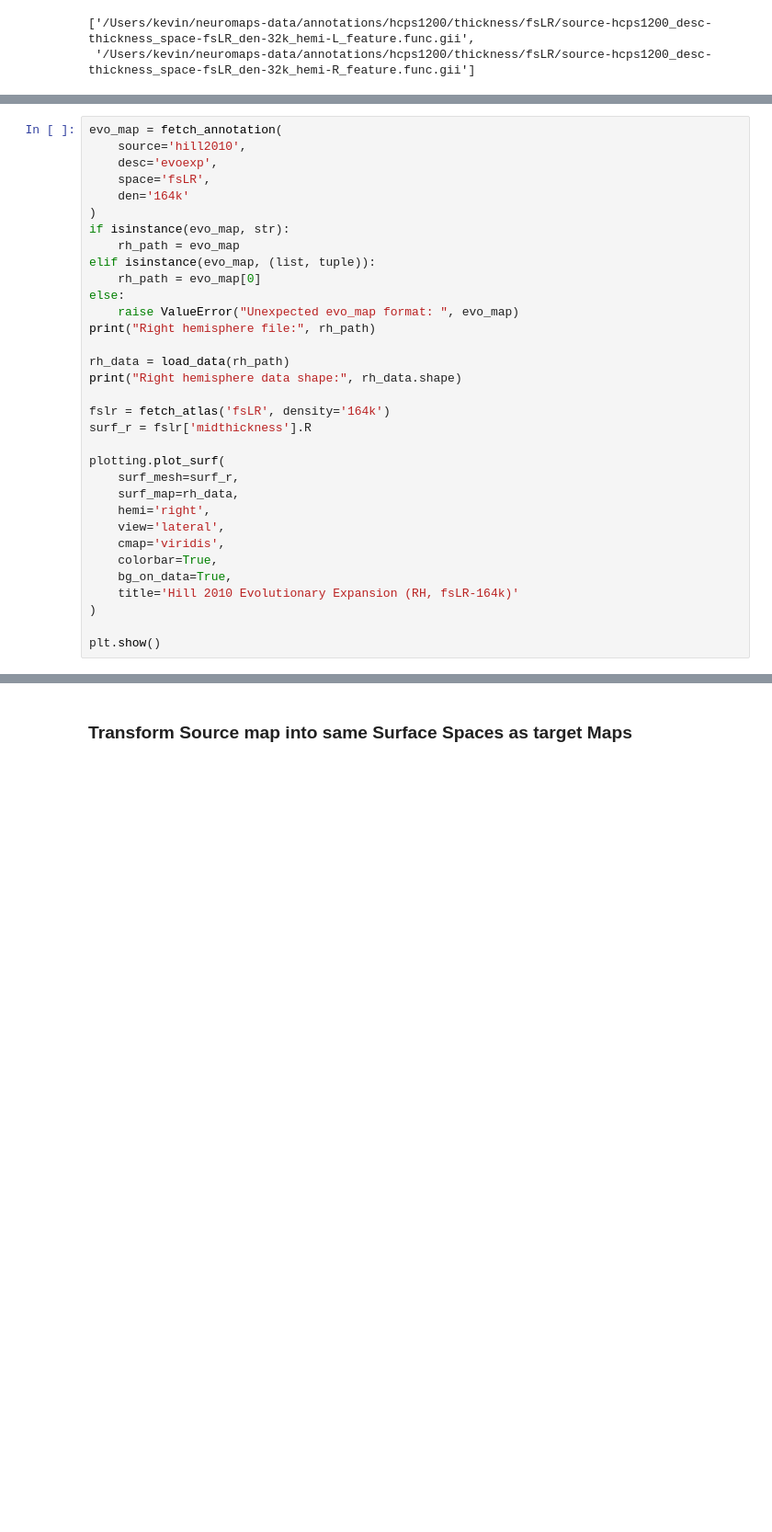
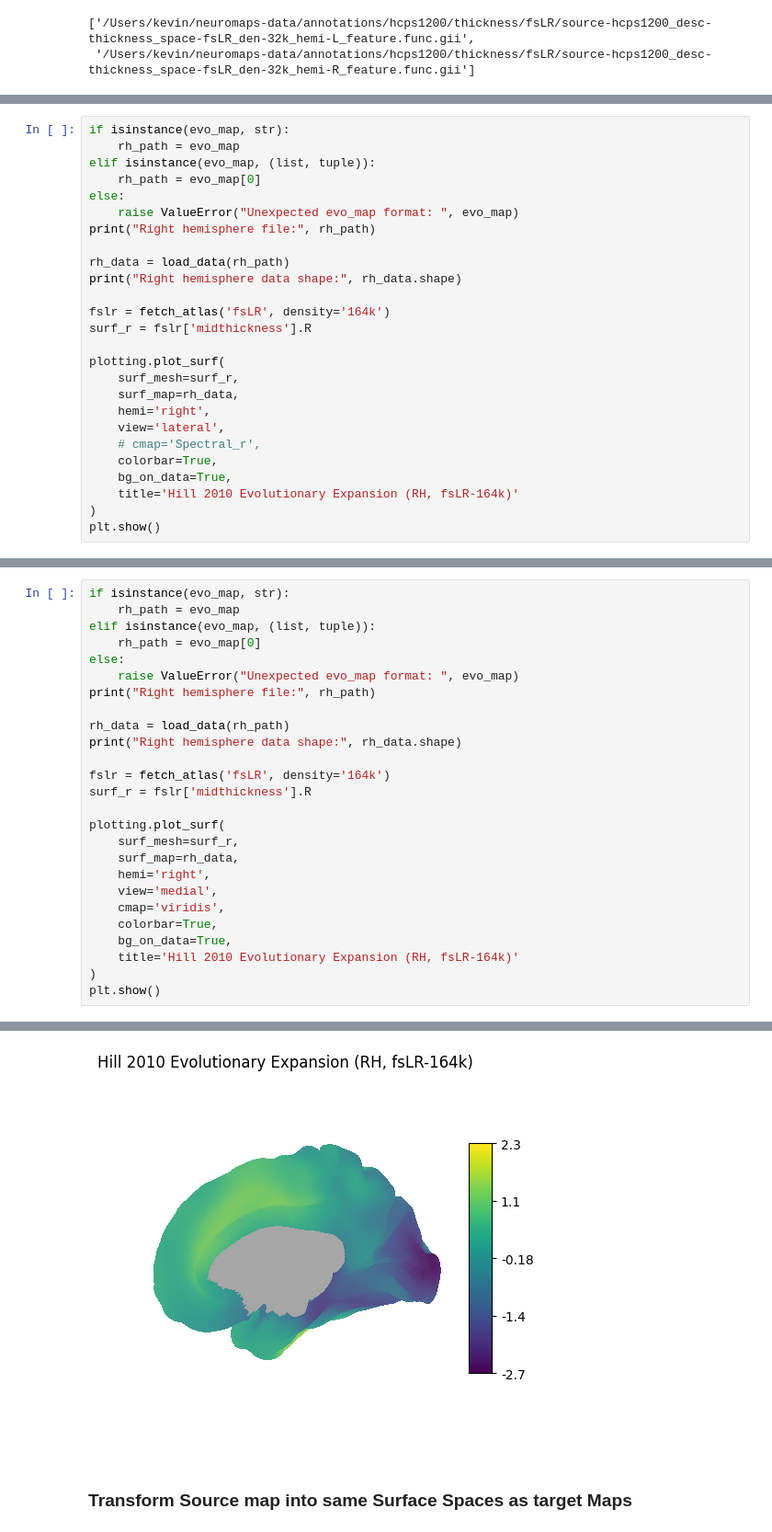
Before and after one commit to kesouder/dsc-neuroImages, a Jupyter notebook: project_starter.ipynb, the cells around one changed output, grey strips where cells are left out. Shown at 92% size. Drawn from its saved outputs; the diff is of its cells as text; blank space fills up the shorter version.

```diff
--- a/project_starter.ipynb
+++ b/project_starter.ipynb
@@ -204,12 +232,6 @@ intersub_func_var
 ['/Users/kevin/neuromaps-data/annotations/mueller2013/intersubjvar/fsLR/source-mueller2013_desc-intersubjvar_space-fsLR_den-164k_hemi-L_feature.func.gii',
  '/Users/kevin/neuromaps-data/annotations/mueller2013/intersubjvar/fsLR/source-mueller2013_desc-intersubjvar_space-fsLR_den-164k_hemi-R_feature.func.gii']
 # %%
-evo_map = fetch_annotation(
-    source='hill2010',
-    desc='evoexp',
-    space='fsLR',
-    den='164k'
-)
 if isinstance(evo_map, str):
     rh_path = evo_map
 elif isinstance(evo_map, (list, tuple)):
@@ -229,11 +251,10 @@ plotting.plot_surf(
     surf_map=rh_data,
     hemi='right',
     view='lateral',
-    cmap='viridis',
+    # cmap='Spectral_r',
     colorbar=True,
     bg_on_data=True,
     title='Hill 2010 Evolutionary Expansion (RH, fsLR-164k)'
 )
-
 plt.show()
 # %% [output]
@@ -247,3 +261,30 @@ plt.show()
 Right hemisphere file: /Users/kevin/neuromaps-data/annotations/hill2010/evoexp/fsLR/source-hill2010_desc-evoexp_space-fsLR_den-164k_hemi-R_feature.func.gii
 Right hemisphere data shape: (163842,)
 [figure]
+# %%
+if isinstance(evo_map, str):
+    rh_path = evo_map
+elif isinstance(evo_map, (list, tuple)):
+    rh_path = evo_map[0]
+else:
+    raise ValueError("Unexpected evo_map format: ", evo_map)
+print("Right hemisphere file:", rh_path)
+
+rh_data = load_data(rh_path)
+print("Right hemisphere data shape:", rh_data.shape)
+
+fslr = fetch_atlas('fsLR', density='164k')
+surf_r = fslr['midthickness'].R
+
+plotting.plot_surf(
+    surf_mesh=surf_r,
+    surf_map=rh_data,
+    hemi='right',
+    view='medial',
+    cmap='viridis',
+    colorbar=True,
+    bg_on_data=True,
+    title='Hill 2010 Evolutionary Expansion (RH, fsLR-164k)'
+)
+plt.show()
+# %% [output]
@@ -250,2 +293,3 @@ Right hemisphere data shape: (163842,)
+[figure, added]
 # %% [markdown]
 ### Transform Source map into same Surface Spaces as target Maps
```
Also changed, not shown: parts of 24 cells of this notebook.
